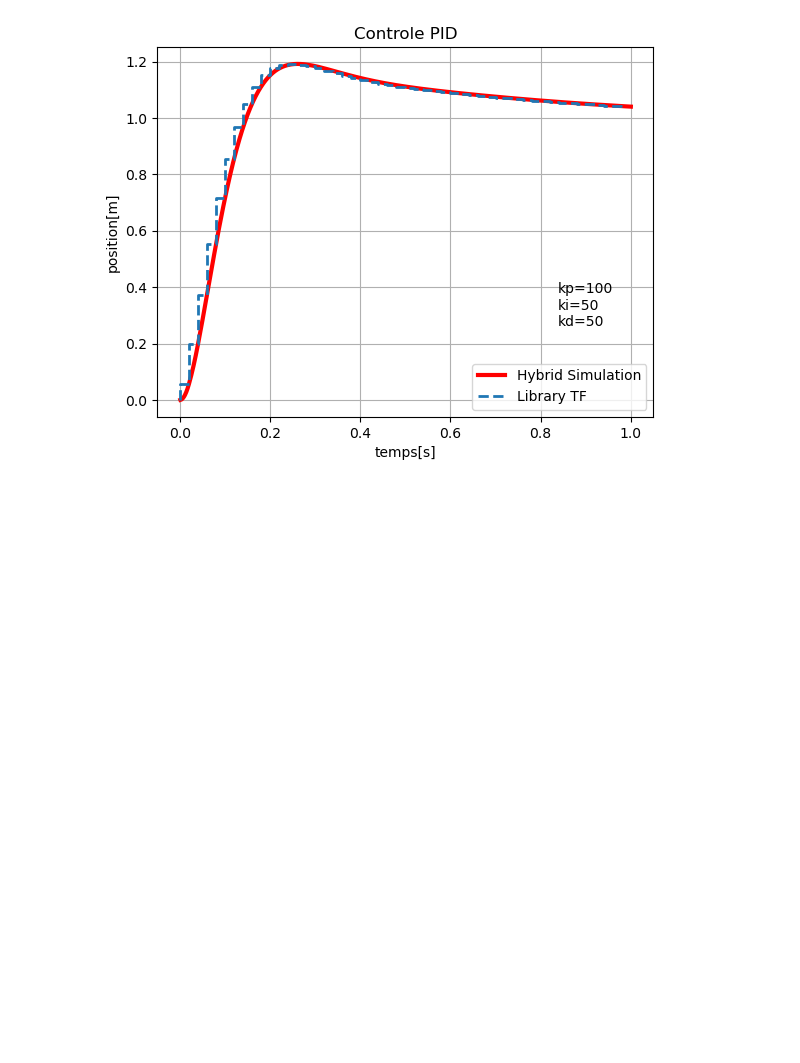
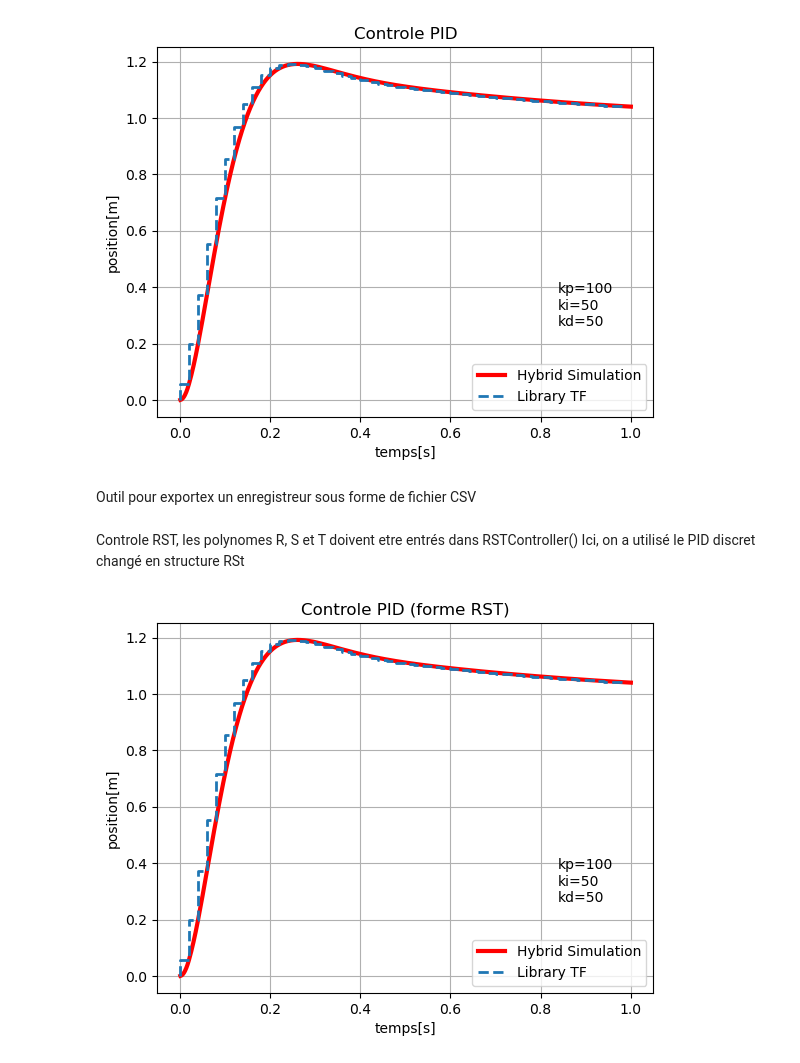
Before and after one commit to Bababoey123/PythonDiscreteControl, a Jupyter notebook: PythonDiscreteLib.ipynb, the cells around one changed output. Drawn from its saved outputs; the diff is of its cells as text; code cells hidden in the pictures; blank space fills up the shorter version.

Commit message:
Now with RST control using R,S and T polynomials The architecture has been streamlined for better comptibility

```diff
--- a/PythonDiscreteLib.ipynb
+++ b/PythonDiscreteLib.ipynb
@@ -205,6 +206,41 @@ plt.savefig('Réponse_Indicielle_PID.png')
 plt.show()
 # %% [output]
 [figure]
+# %% [markdown]
+Outil pour exportex un enregistreur sous forme de fichier CSV
 # %%
 from Utils import utils
 utils.as_csv('hybridLog',logger_hybrid)
+# %% [markdown]
+Controle RST, les polynomes R, S et T doivent etre entrés dans RSTController()
+Ici, on a utilisé le PID discret changé en structure RSt
+# %%
+rst=RSTController(PID.R,PID.S,PID.T)
+rst.setReference(1.0)
+logger_rst = SimLog()
+logger_rst = run_continuous_control_loop(hybrid_loop,rst,r,X_0,logger_rst)
+# %%
+plt.figure()
+
+plt.plot(
+    logger_rst.t_hist,
+    logger_rst.y_hist,
+    color='red',
+    linewidth=3,
+    linestyle='-',
+    label="Hybrid Simulation"
+)
+plt.step(t, y_lib, label="Library TF",linewidth=2,
+    linestyle='--',)
+plt.title("Controle PID (forme RST)")
+text='kp='+str(kp)+'\n'+'ki='+str(ki)+'\n'+'kd='+str(kd)
+plt.figtext(0.75,0.3,text)
+plt.grid()
+plt.legend()
+plt.xlabel('temps[s]')
+plt.ylabel('position[m]')
+
+plt.savefig('Réponse_Indicielle_PID.png')
+plt.show()
+# %% [output]
+[figure, added]
```
Also changed, not shown: parts of 1 cell of this notebook, 7 other files.
